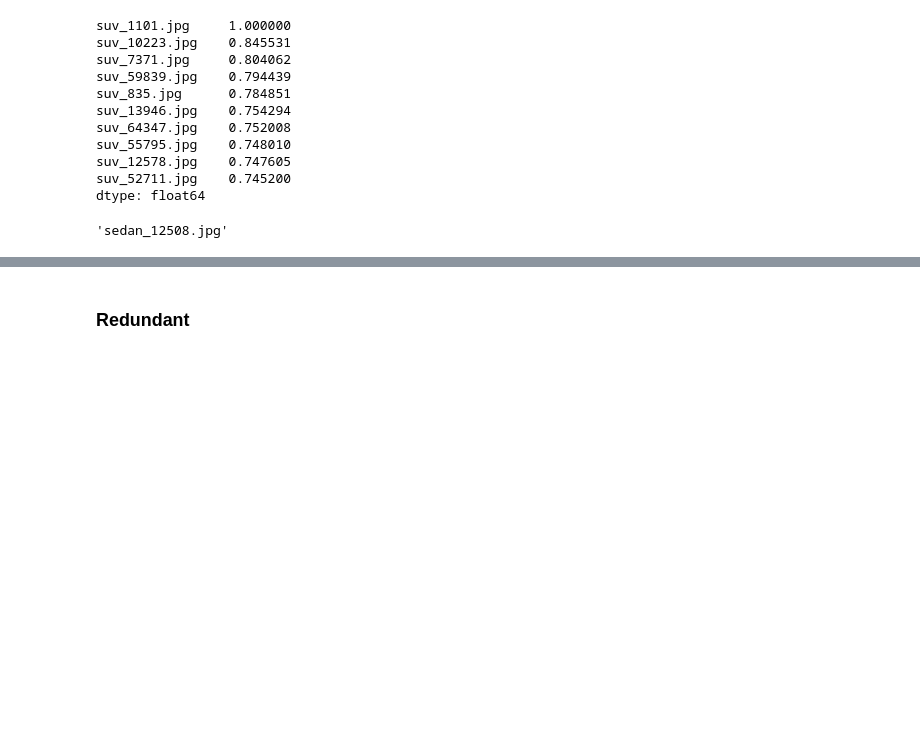
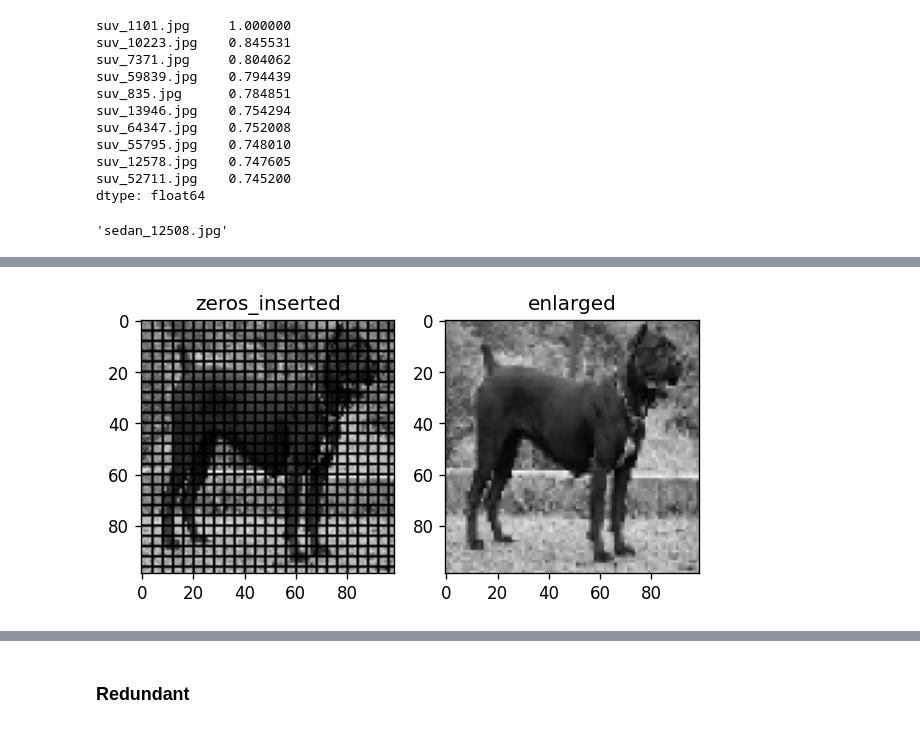
Before and after one commit to Oreolorun/NeuralNetsPractice, a Jupyter notebook: Autoencoder_Notebook.ipynb, the cells around one changed output, grey strips where cells are left out. Saved outputs shown, nothing was run; the diff lists cells and outputs as text; code cells hidden in the pictures; blank space fills up the shorter version.

```diff
--- a/Autoencoder_Notebook.ipynb
+++ b/Autoencoder_Notebook.ipynb
@@ -1092,0 +1100,5 @@ outlier
+# %%
+enlarge('sample_4.jpg')
+#plt.savefig('gdrive/My Drive/Datasets/plt_plots/inter_enlarged.png', dpi=1000)
+# %% [output]
+[figure, added]
```
Also changed, not shown: parts of 21 cells of this notebook.
